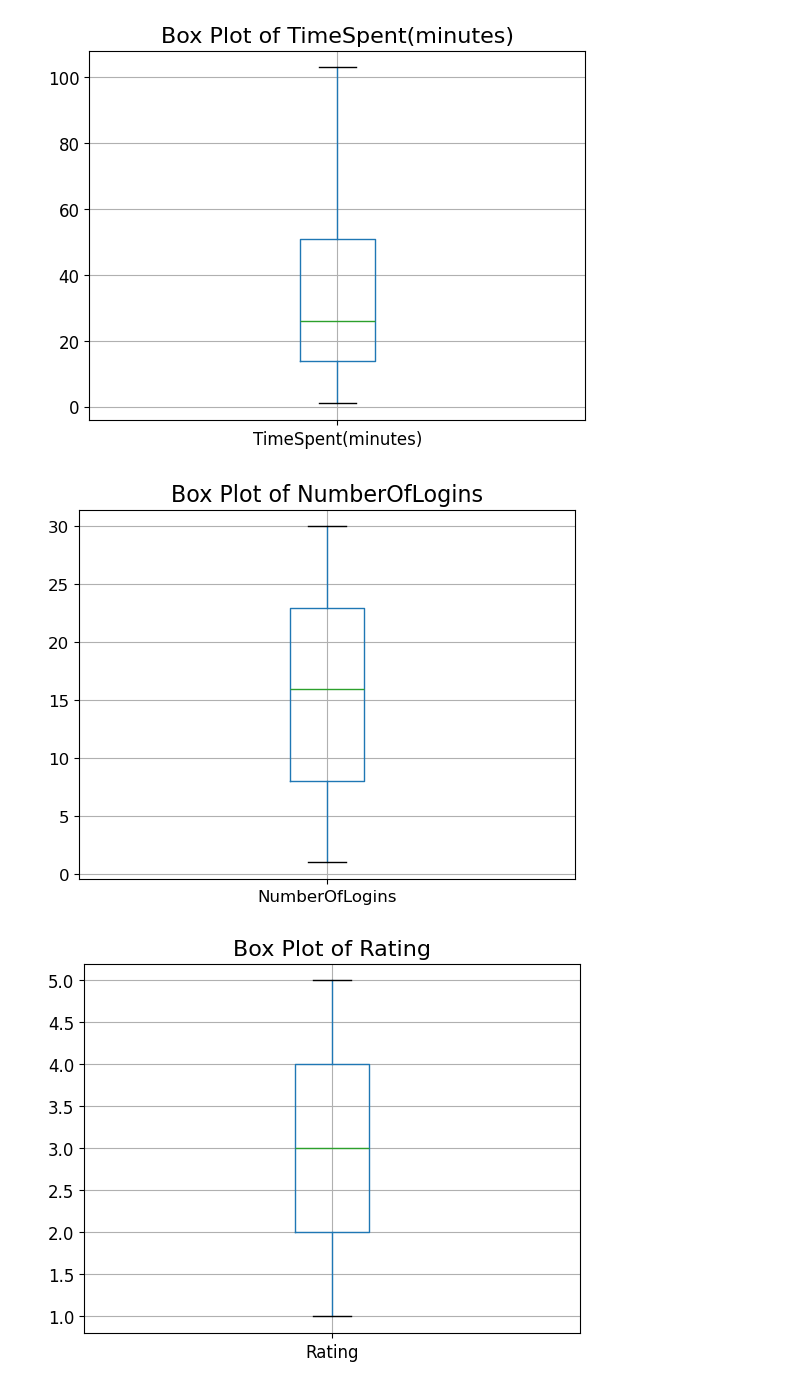
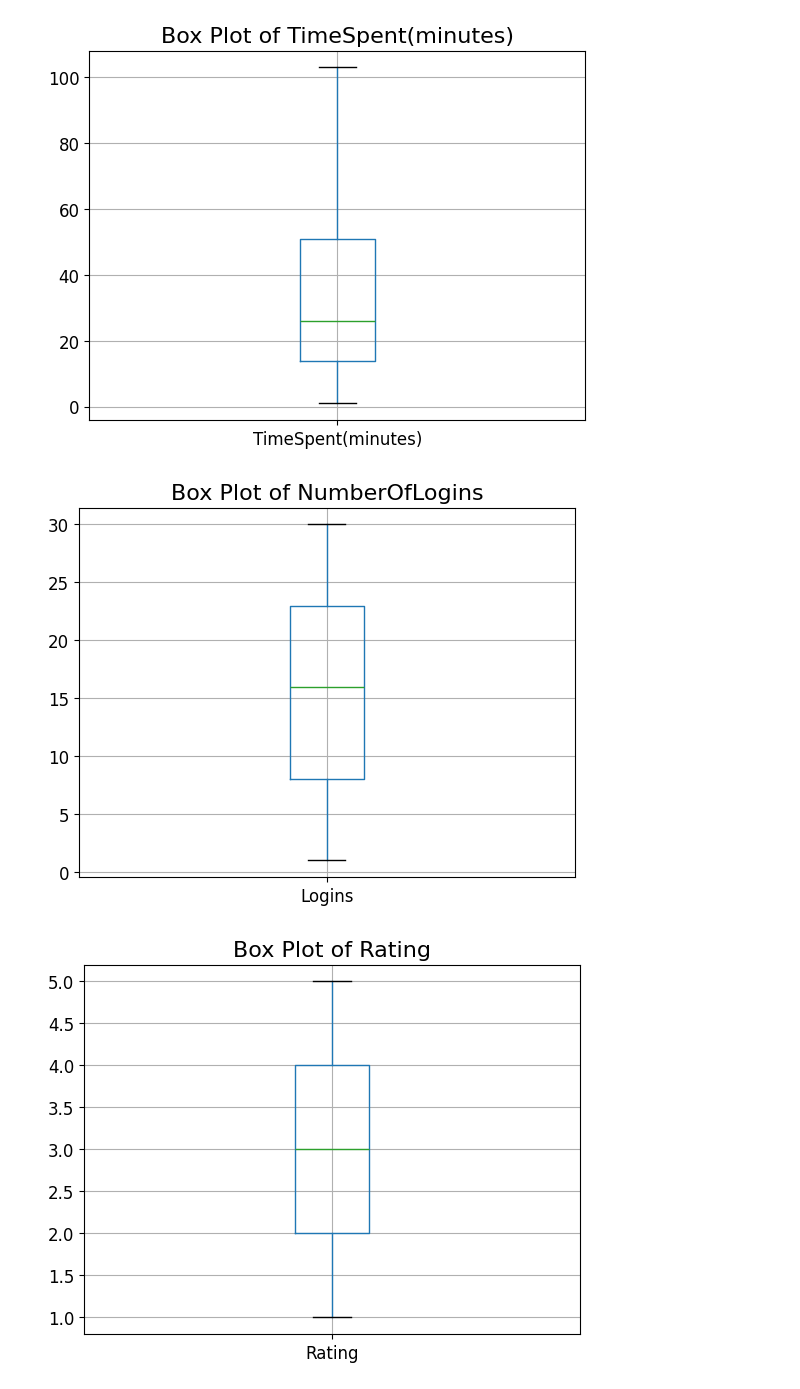
Before and after one commit to mongare70/customer-churn-prediction, a Jupyter notebook: reder-prediction/EDA/eda.ipynb, the cells around one changed output. Drawn from its saved outputs; the diff is of its cells as text; code cells hidden in the pictures.

```diff
--- a/reder-prediction/EDA/eda.ipynb
+++ b/reder-prediction/EDA/eda.ipynb
@@ -186,11 +185,11 @@ plt.show()
 [figure]
 # %%
 # Plot Boxplot for NumberOfLogins Variable
-ax = df.boxplot(column='NumberOfLogins')
+ax = df.boxplot(column='Logins')
 plt.title('Box Plot of NumberOfLogins')
 plt.show()
 # %% [output]
-[figure, old version]
+[figure, new version]
 # %%
 # Plot Boxplot for Rating Variable
 ax = df.boxplot(column='Rating')
```
Also changed, not shown: parts of 31 cells of this notebook, 3 other files.
